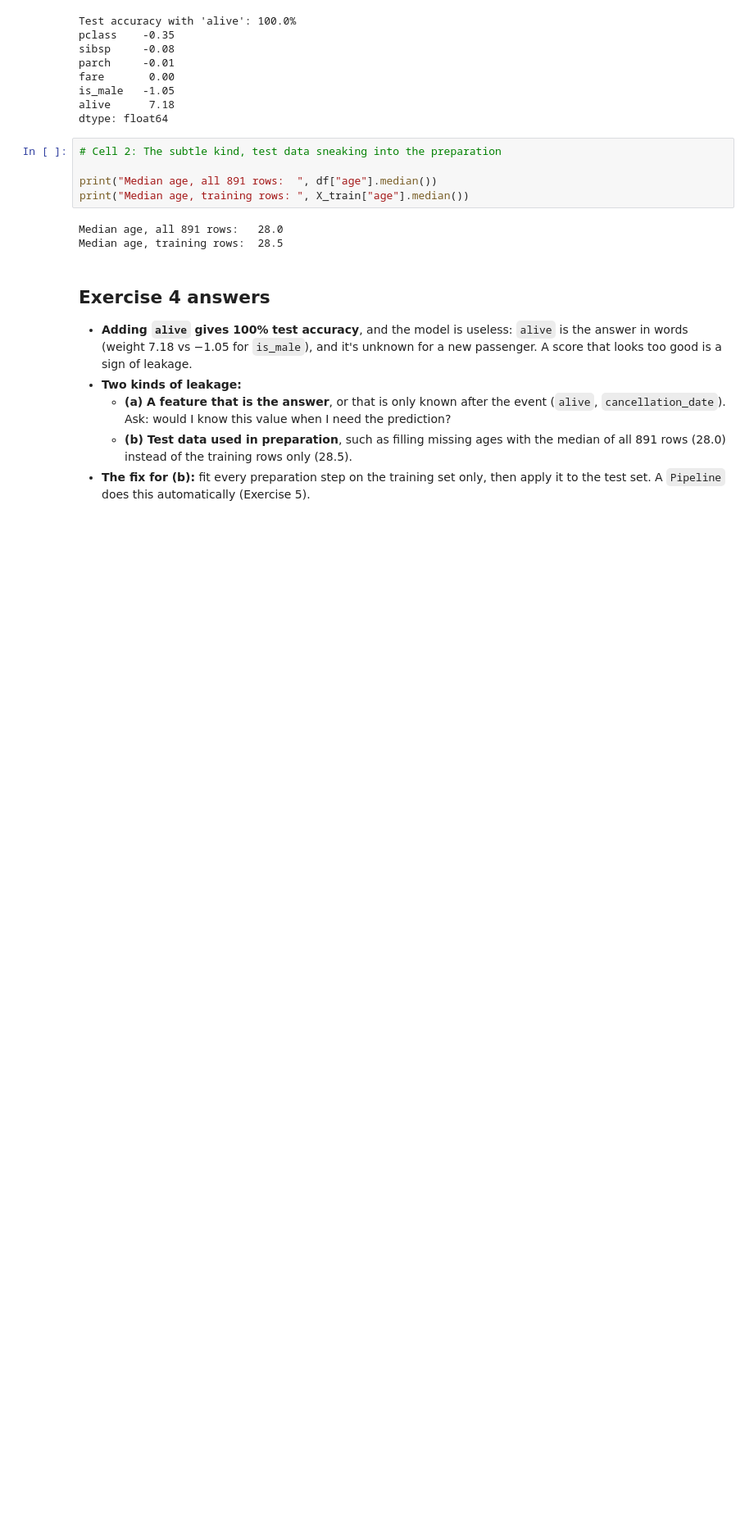
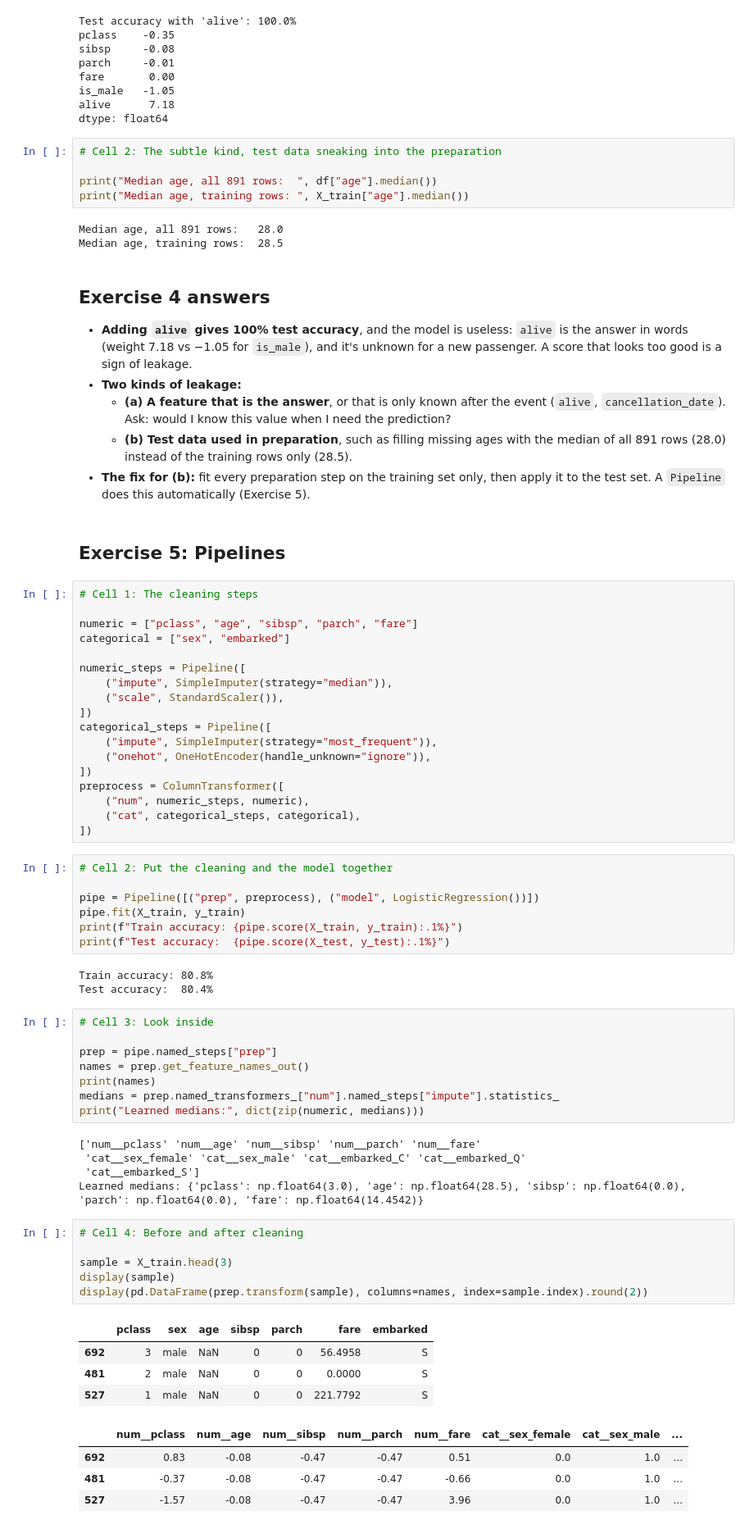
Before and after one commit to adam-c4d/pythonllm-practise, a Jupyter notebook: 03_ml/titanic_model.ipynb, the cells around one changed output. Shown at 82% size. Drawn from its saved outputs; the diff is of its cells as text; blank space fills up the shorter version.

Commit message:
Task 5 Ex 5: pipelines

```diff
--- a/03_ml/titanic_model.ipynb
+++ b/03_ml/titanic_model.ipynb
@@ -242,3 +246,61 @@ Median age, training rows:  28.5
   - **(a) A feature that is the answer**, or that is only known after the event (`alive`, `cancellation_date`). Ask: would I know this value when I need the prediction?
   - **(b) Test data used in preparation**, such as filling missing ages with the median of all 891 rows (28.0) instead of the training rows only (28.5).
 - **The fix for (b):** fit every preparation step on the training set only, then apply it to the test set. A `Pipeline` does this automatically (Exercise 5).
+# %% [markdown]
+## Exercise 5: Pipelines
+# %%
+# Cell 1: The cleaning steps
+
+numeric = ["pclass", "age", "sibsp", "parch", "fare"]
+categorical = ["sex", "embarked"]
+
+numeric_steps = Pipeline([
+    ("impute", SimpleImputer(strategy="median")),
+    ("scale", StandardScaler()),
+])
+categorical_steps = Pipeline([
+    ("impute", SimpleImputer(strategy="most_frequent")),
+    ("onehot", OneHotEncoder(handle_unknown="ignore")),
+])
+preprocess = ColumnTransformer([
+    ("num", numeric_steps, numeric),
+    ("cat", categorical_steps, categorical),
+])
+# %%
+# Cell 2: Put the cleaning and the model together
+
+pipe = Pipeline([("prep", preprocess), ("model", LogisticRegression())])
+pipe.fit(X_train, y_train)
+print(f"Train accuracy: {pipe.score(X_train, y_train):.1%}")
+print(f"Test accuracy:  {pipe.score(X_test, y_test):.1%}")
+# %% [output]
+Train accuracy: 80.8%
+Test accuracy:  80.4%
+# %%
+# Cell 3: Look inside
+
+prep = pipe.named_steps["prep"]
+names = prep.get_feature_names_out()
+print(names)
+medians = prep.named_transformers_["num"].named_steps["impute"].statistics_
+print("Learned medians:", dict(zip(numeric, medians)))
+# %% [output]
+['num__pclass' 'num__age' 'num__sibsp' 'num__parch' 'num__fare'
+ 'cat__sex_female' 'cat__sex_male' 'cat__embarked_C' 'cat__embarked_Q'
+ 'cat__embarked_S']
+Learned medians: {'pclass': np.float64(3.0), 'age': np.float64(28.5), 'sibsp': np.float64(0.0), 'parch': np.float64(0.0), 'fare': np.float64(14.4542)}
+# %%
+# Cell 4: Before and after cleaning
+
+sample = X_train.head(3)
+display(sample)
+display(pd.DataFrame(prep.transform(sample), columns=names, index=sample.index).round(2))
+# %% [output]
+|  | pclass | sex | age | sibsp | parch | fare | embarked |
+| 692 | 3 | male | NaN | 0 | 0 | 56.4958 | S |
+| 481 | 2 | male | NaN | 0 | 0 | 0.0000 | S |
+| 527 | 1 | male | NaN | 0 | 0 | 221.7792 | S |
+|  | num__pclass | num__age | num__sibsp | num__parch | num__fare | cat__sex_female | cat__sex_male | ... |
+| 692 | 0.83 | -0.08 | -0.47 | -0.47 | 0.51 | 0.0 | 1.0 | ... |
+| 481 | -0.37 | -0.08 | -0.47 | -0.47 | -0.66 | 0.0 | 1.0 | ... |
+| 527 | -1.57 | -0.08 | -0.47 | -0.47 | 3.96 | 0.0 | 1.0 | ... |
```
Also changed, not shown: parts of 3 cells of this notebook, 1 other file.
